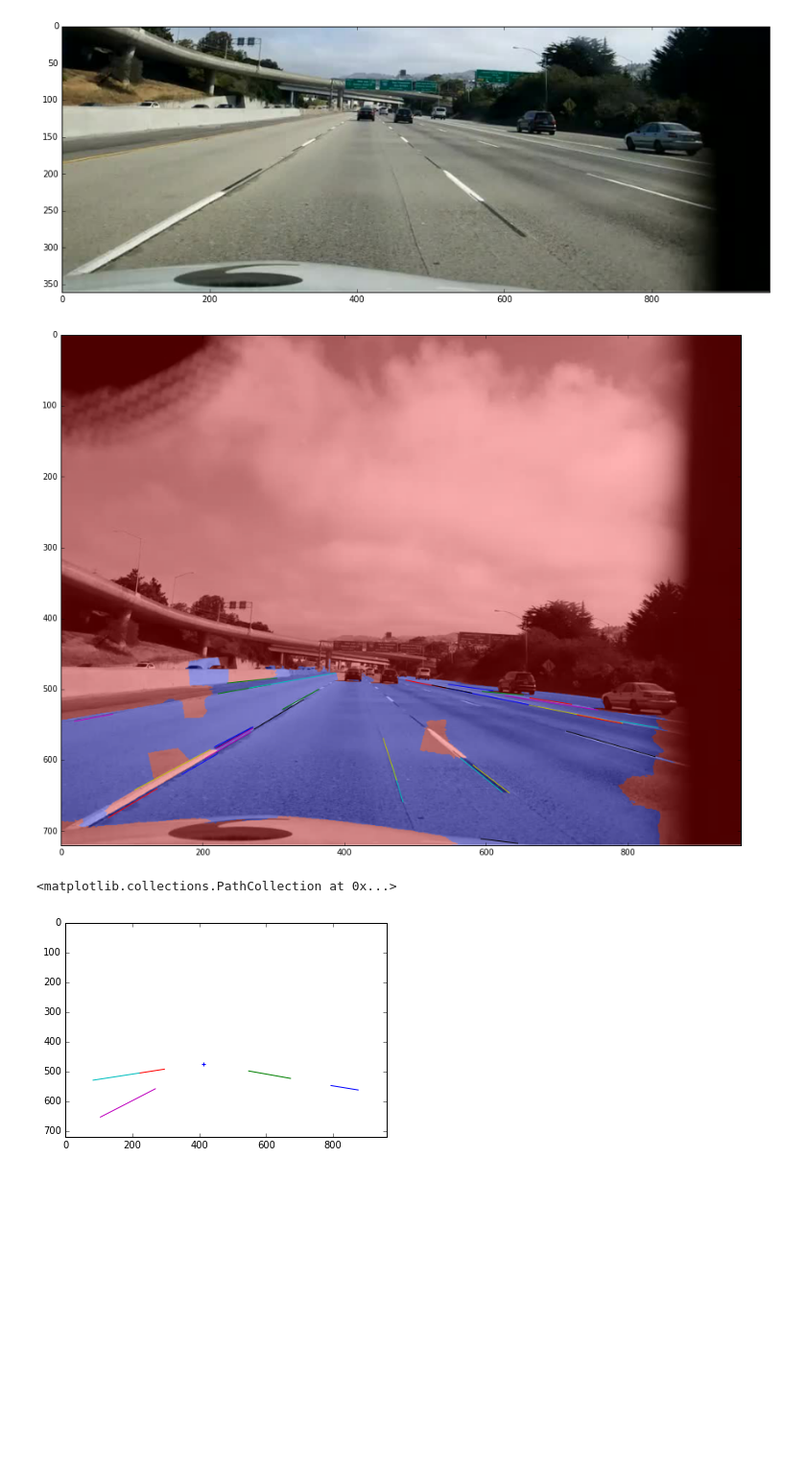
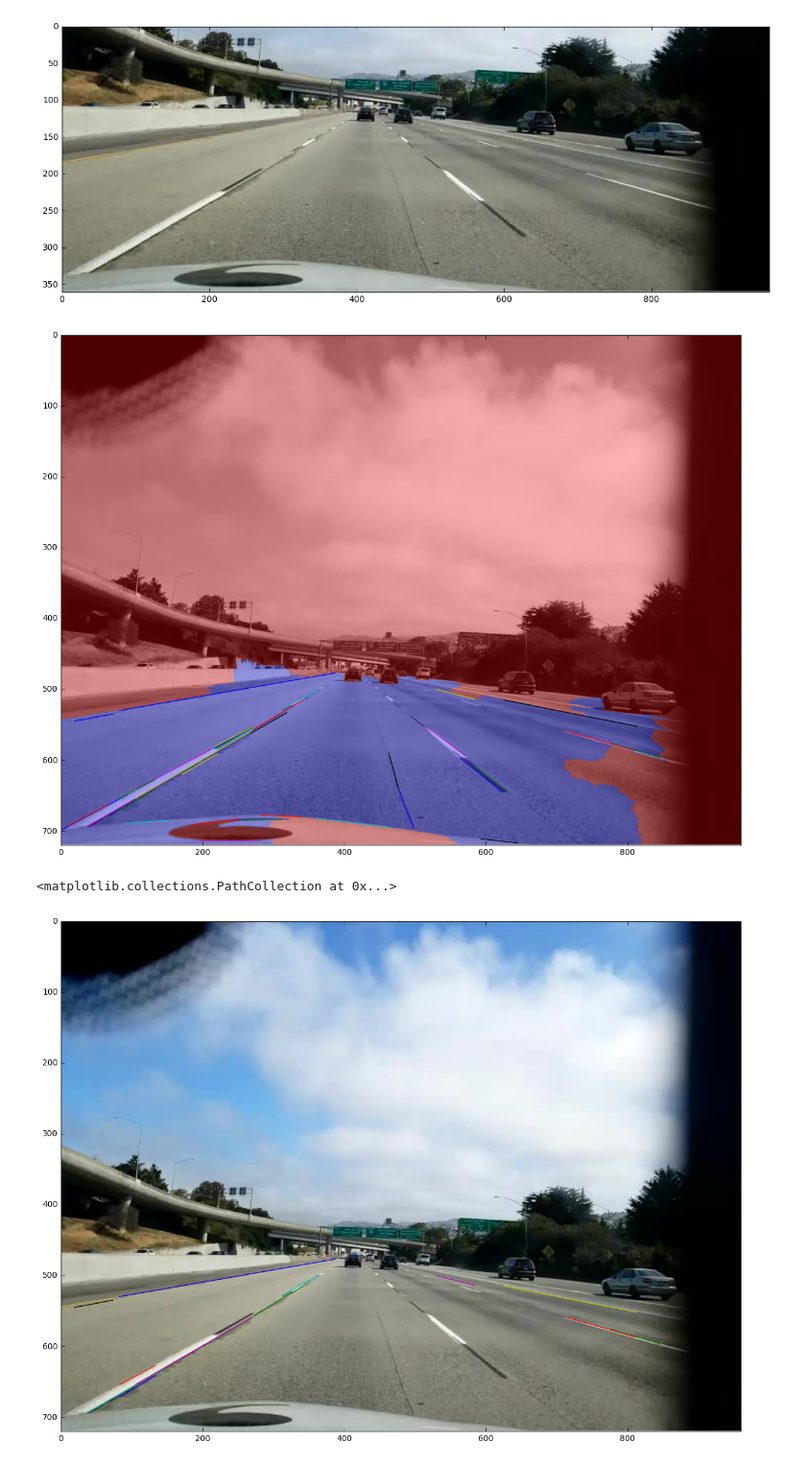
Before and after one commit to rjeli/tango, a Jupyter notebook: Untitled.ipynb, the cells around one changed output. Shown at 96% size. Cells and saved outputs as stored; diff of their text form; code cells hidden in the pictures; blank space fills up the shorter version.

```diff
--- a/Untitled.ipynb
+++ b/Untitled.ipynb
@@ -55,5 +55,5 @@ for line in lines:
 # %%
-labels1 = segmentation.slic(img, compactness=20, n_segments=400)
+labels1 = segmentation.slic(img, compactness=10, n_segments=400)
 out1 = color.label2rgb(labels1, img, kind='avg')
 show(out1)
 # %% [output]
@@ -78,5 +78,5 @@ for line in lines:
     if road[y1,x1] and road[y2,x2]:
         plt.plot([x1,x2],[y1,y2])
 # %% [output]
-[figure, old version]
+[figure, new version]
 # %%
@@ -95,10 +112,17 @@ def intersection(lines):
+# %%
+road_lines = []
+for line in lines:
+    (x1,y1), (x2,y2) = line
+    if road[y1,x1] and road[y2,x2]:
+        road_lines.append(line)
+
+point, inliers = measure.ransac(np.array(road_lines), BestIntersection, min_samples=3, residual_threshold=10.0)
 # %%
-x = intersection(some_lines)
-imgbounds(img)
-for line in some_lines:
+show(img)
+for line in np.array(road_lines)[inliers]:
     (x1,y1), (x2,y2) = line
     plt.plot([x1,x2],[y1,y2])
-plt.scatter(x[0], x[1], marker='+')
+plt.scatter(point.x[0], point.x[1], marker='+')
 # %% [output]
 <matplotlib.collections.PathCollection at 0x...>
-[figure, old version]
+[figure, new version]
```
Also changed, not shown: parts of 6 cells of this notebook.
